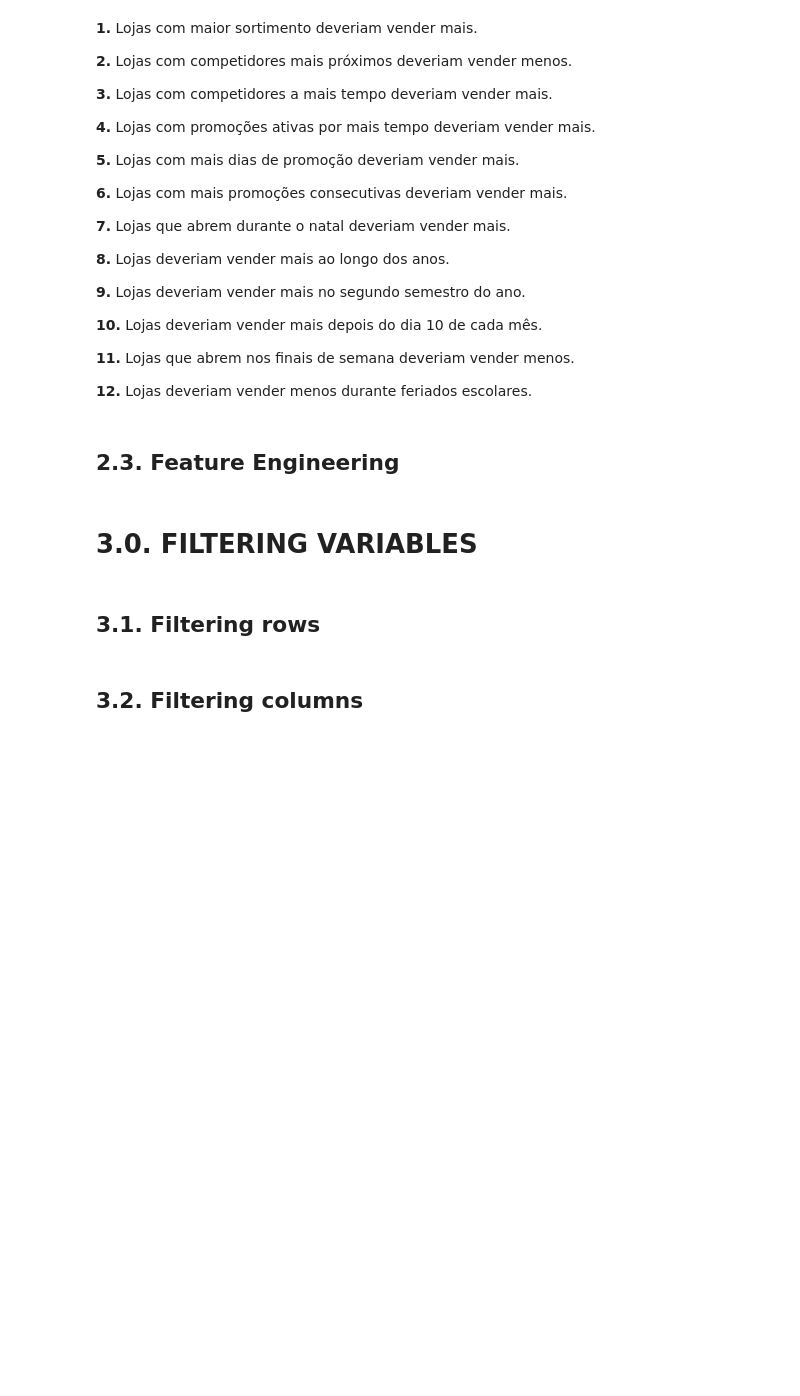
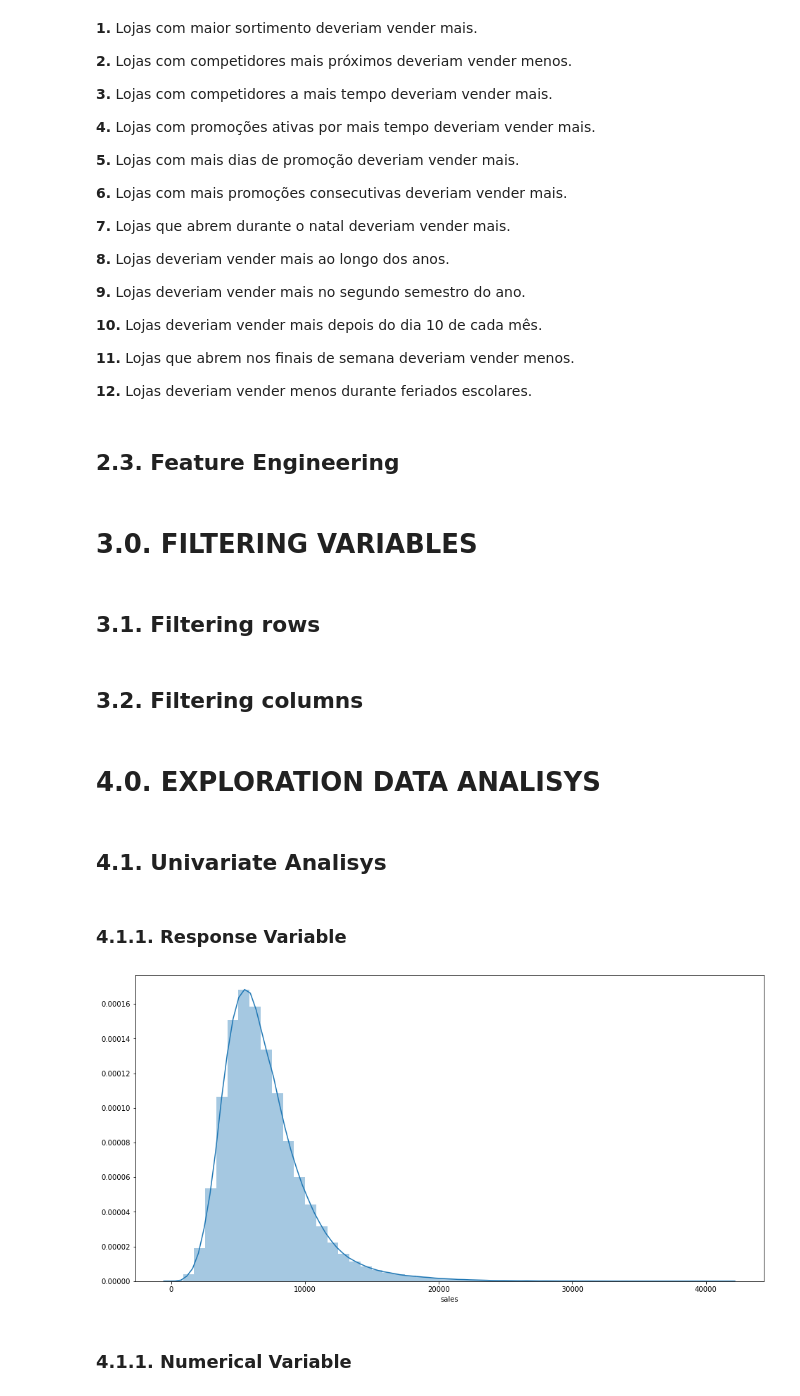
Before and after one commit to RaulBelarmino/rossman-predict-sales, a Jupyter notebook: rossman-predict-ds-em-producao.ipynb, the cells around one changed output. Cells and saved outputs as stored; diff of their text form; code cells hidden in the pictures; blank space fills up the shorter version.

```diff
--- a/rossman-predict-ds-em-producao.ipynb
+++ b/rossman-predict-ds-em-producao.ipynb
@@ -347,7 +352,7 @@ df2['promo_since'] = df2['promo_since'].apply(lambda x: datetime.strptime(x + '-
 df2['promo_time_week'] = ((df2['date'] - df2['promo_since'])/7).apply(lambda x: x.days).astype('int64')
 
 #assortments
-df2['assortment'] = df2['assortment'].apply(lambda x: 'baisc' if x == 'a' else 'extra' if x == 'b' else 'extended')
+df2['assortment'] = df2['assortment'].apply(lambda x: 'basic' if x == 'a' else 'extra' if x == 'b' else 'extended')
 #state holiday
 df2['state_holiday'] = df2['state_holiday'].apply(lambda x: 'public_holiday' if x == 'a' else 'easter_holiday' if x == 'b' else 'christmas' if x == 'c' else 'regular_day')
 # %% [markdown]
@@ -363,3 +368,17 @@ df3 = df3[(df3['open'] != 0) & (df3['sales'] > 0)]
 # %%
 cols_drop = ['customers','open','promo_interval','month_map']
 df3 = df3.drop(cols_drop, axis=1)
+# %% [markdown]
+# 4.0. EXPLORATION DATA ANALISYS
+# %%
+df4 = df3.copy()
+# %% [markdown]
+## 4.1. Univariate Analisys
+# %% [markdown]
+### 4.1.1. Response Variable
+# %%
+sns.distplot(df4['sales']);
+# %% [output]
+[figure, added]
+# %% [markdown]
+### 4.1.1. Numerical Variable
```
Also changed, not shown: parts of 30 cells of this notebook.
